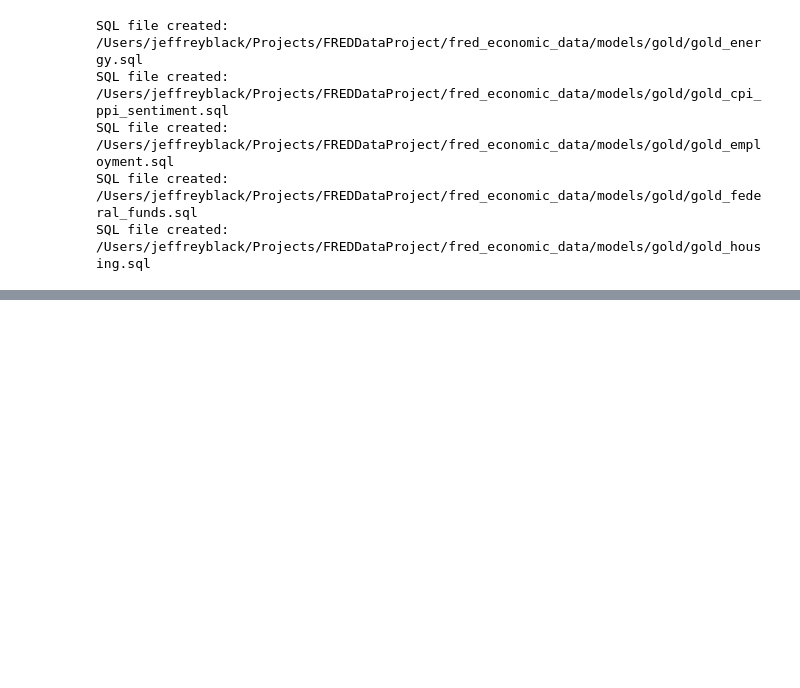
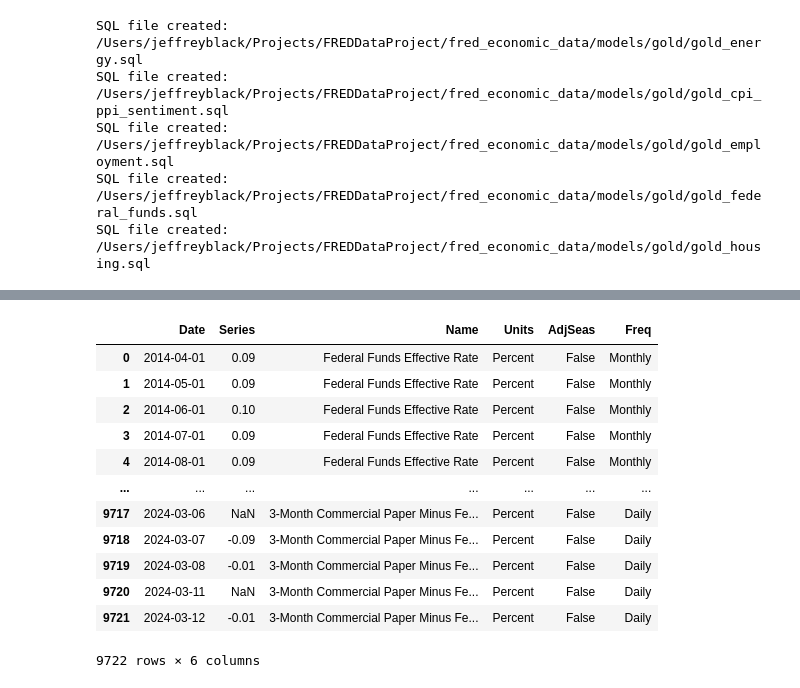
Before and after one commit to jeffreyablack1/FREDDataProject, a Jupyter notebook: run_sql_queries_here.ipynb, the cells around one changed output, grey strips where cells are left out. Cells and saved outputs as stored; diff of their text form; code cells hidden in the pictures; blank space fills up the shorter version.

```diff
--- a/run_sql_queries_here.ipynb
+++ b/run_sql_queries_here.ipynb
@@ -620,0 +712,22 @@ SQL file created: /Users/jeffreyblack/Projects/FREDDataProject/fred_economic_dat
+# %%
+sql_query = '''
+SELECT *
+FROM gold_federal_funds
+'''
+
+with duckdb.connect('data/fred.db') as con: #using with to automatically close the database
+    display(con.sql(sql_query).df())
+# %% [output]
+|  | Date | Series | Name | Units | AdjSeas | Freq |
+| 0 | 2014-04-01 | 0.09 | Federal Funds Effective Rate | Percent | False | Monthly |
+| 1 | 2014-05-01 | 0.09 | Federal Funds Effective Rate | Percent | False | Monthly |
+| 2 | 2014-06-01 | 0.10 | Federal Funds Effective Rate | Percent | False | Monthly |
+| 3 | 2014-07-01 | 0.09 | Federal Funds Effective Rate | Percent | False | Monthly |
+| 4 | 2014-08-01 | 0.09 | Federal Funds Effective Rate | Percent | False | Monthly |
+| ... | ... | ... | ... | ... | ... | ... |
+| 9717 | 2024-03-06 | NaN | 3-Month Commercial Paper Minus Fe... | Percent | False | Daily |
+| 9718 | 2024-03-07 | -0.09 | 3-Month Commercial Paper Minus Fe... | Percent | False | Daily |
+| 9719 | 2024-03-08 | -0.01 | 3-Month Commercial Paper Minus Fe... | Percent | False | Daily |
+| 9720 | 2024-03-11 | NaN | 3-Month Commercial Paper Minus Fe... | Percent | False | Daily |
+| 9721 | 2024-03-12 | -0.01 | 3-Month Commercial Paper Minus Fe... | Percent | False | Daily |
+9722 rows × 6 columns
```
Also changed, not shown: parts of 7 cells of this notebook, 11 other files.
